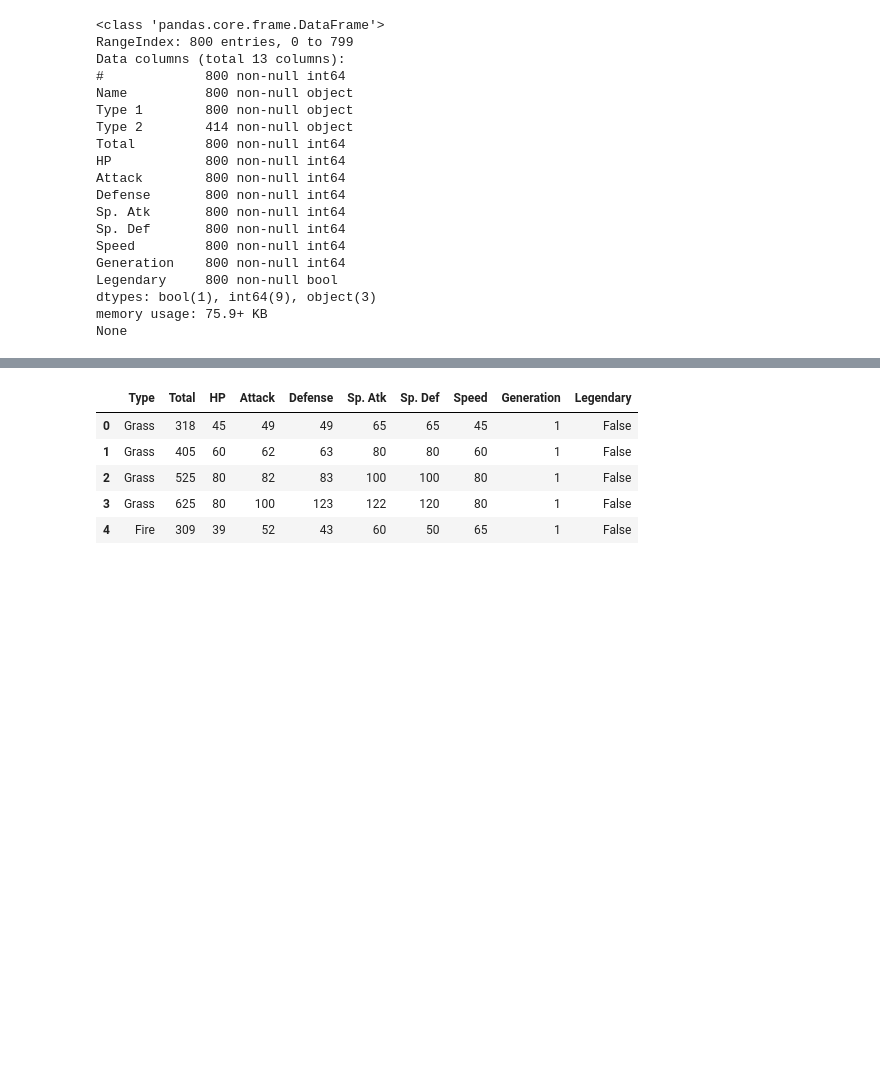
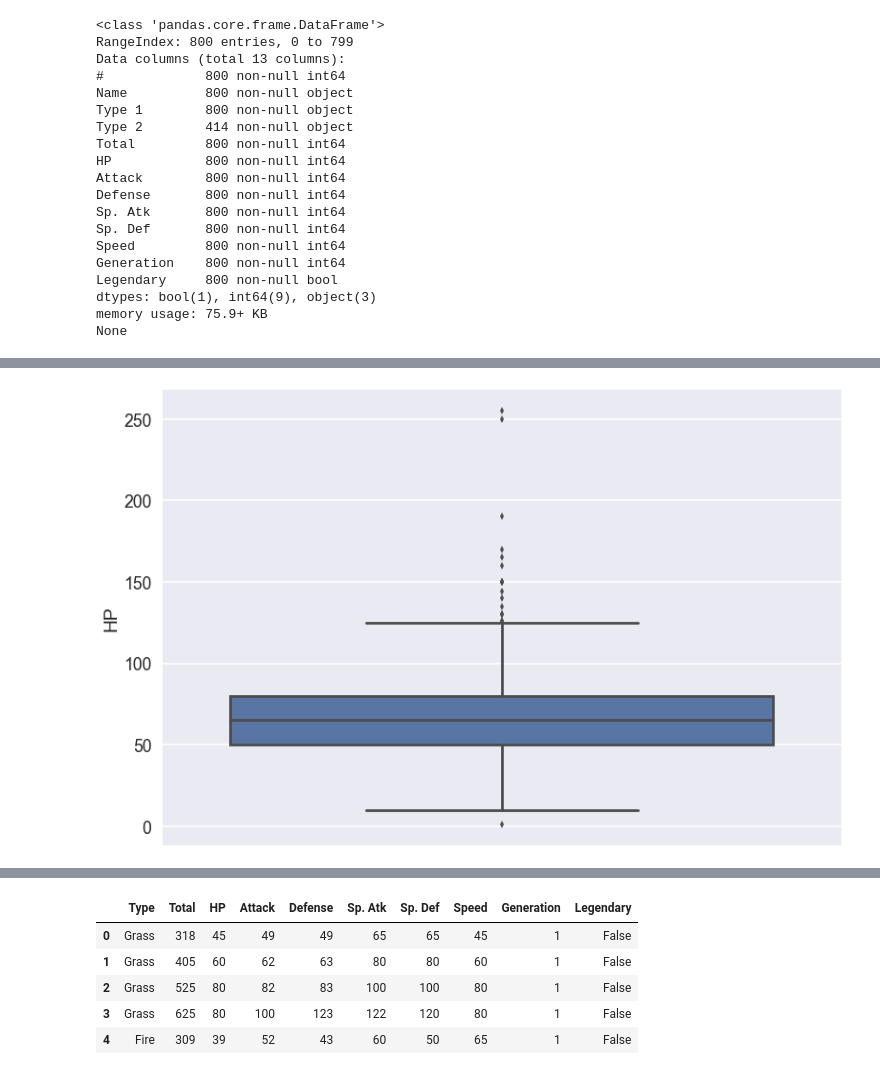
Before and after one commit to stefanosarta/pokemons, a Jupyter notebook: pokemons.ipynb, the cells around one changed output, grey strips where cells are left out. Drawn from its saved outputs; the diff is of its cells as text; code cells hidden in the pictures; blank space fills up the shorter version.

```diff
--- a/pokemons.ipynb
+++ b/pokemons.ipynb
@@ -49,0 +55,4 @@ sns.heatmap(pokemon.isnull(),yticklabels=False,cbar=False, cmap='viridis')
+# %%
+sns.boxplot(y="HP", data=pokemon);
+# %% [output]
+[figure, added]
```
Also changed, not shown: parts of 4 cells of this notebook, 1 other file.
